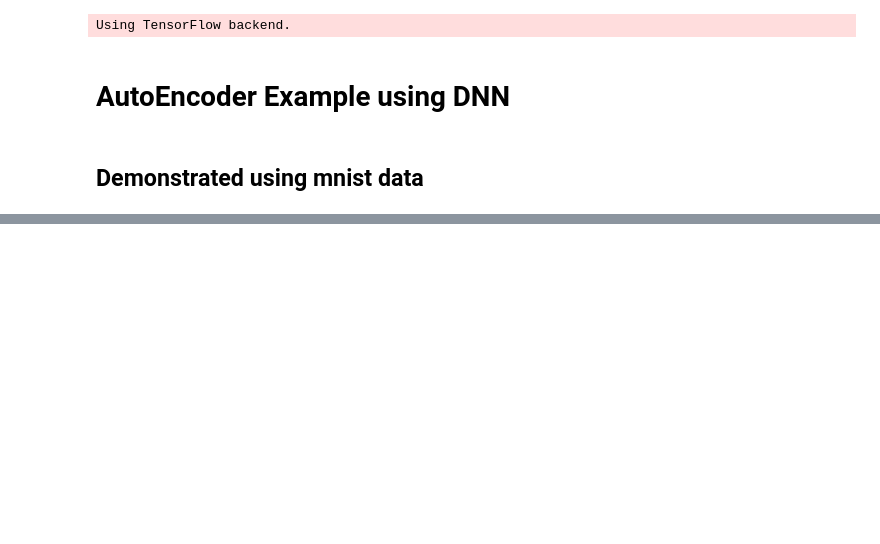
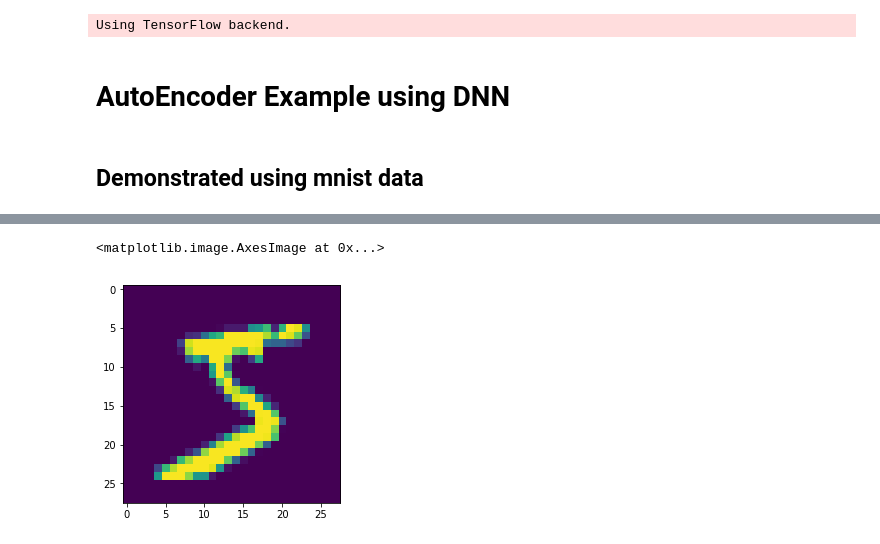
Before and after one commit to shyamsn97/barebones-ai, a Jupyter notebook: Applications/AutoEncoderExample.ipynb, the cells around one changed output, grey strips where cells are left out. Drawn from its saved outputs; the diff is of its cells as text; code cells hidden in the pictures; blank space fills up the shorter version.

```diff
--- a/Applications/AutoEncoderExample.ipynb
+++ b/Applications/AutoEncoderExample.ipynb
@@ -142,0 +192,5 @@ Dense: activation: sigmoid, weight shape: (2, 784), output shape: (None, 784), p
+# %%
+plt.imshow(X_train[0].reshape(28,28))
+# %% [output]
+<matplotlib.image.AxesImage at 0x...>
+[figure, added]
```
Also changed, not shown: parts of 10 cells of this notebook, 2 other files.
